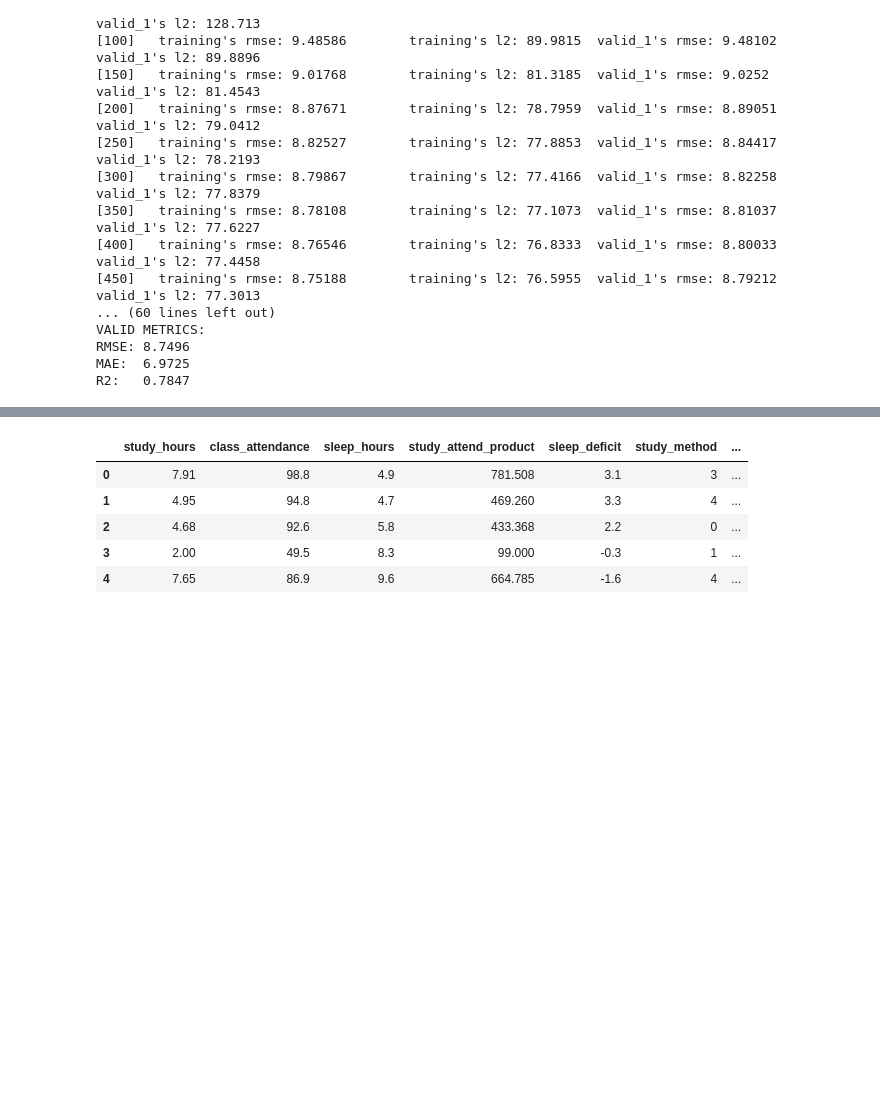
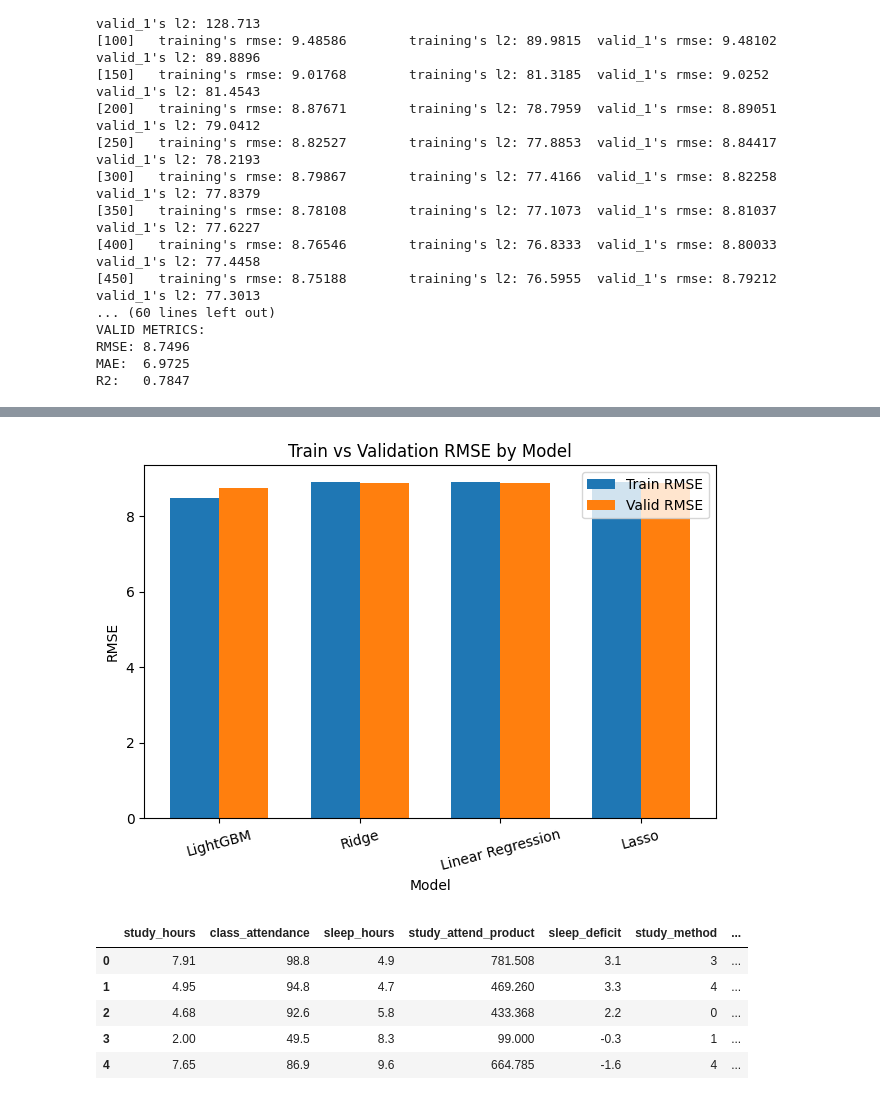
Before and after one commit to thaortrinh/conq013-student-score-prediction, a Jupyter notebook: notebooks/base_modeling.ipynb, the cells around one changed output, grey strips where cells are left out. Drawn from its saved outputs; the diff is of its cells as text; code cells hidden in the pictures; blank space fills up the shorter version.

```diff
--- a/notebooks/base_modeling.ipynb
+++ b/notebooks/base_modeling.ipynb
@@ -451,3 +465,23 @@ R2:   0.1409
+# %%
+import numpy as np
+import matplotlib.pyplot as plt
+
+x = np.arange(len(results['Model']))
+width = 0.35
+
+plt.figure()
+plt.bar(x - width/2, results['Train RMSE'], width, label='Train RMSE')
+plt.bar(x + width/2, results['Valid RMSE'], width, label='Valid RMSE')
+
+plt.xlabel('Model')
+plt.ylabel('RMSE')
+plt.title('Train vs Validation RMSE by Model')
+plt.xticks(x, results['Model'], rotation=15)
+plt.legend()
+plt.tight_layout()
+plt.show()
+# %% [output]
+[figure, added]
 # %%
 import numpy as np
 import pandas as pd
```
Also changed, not shown: parts of 14 cells of this notebook.
